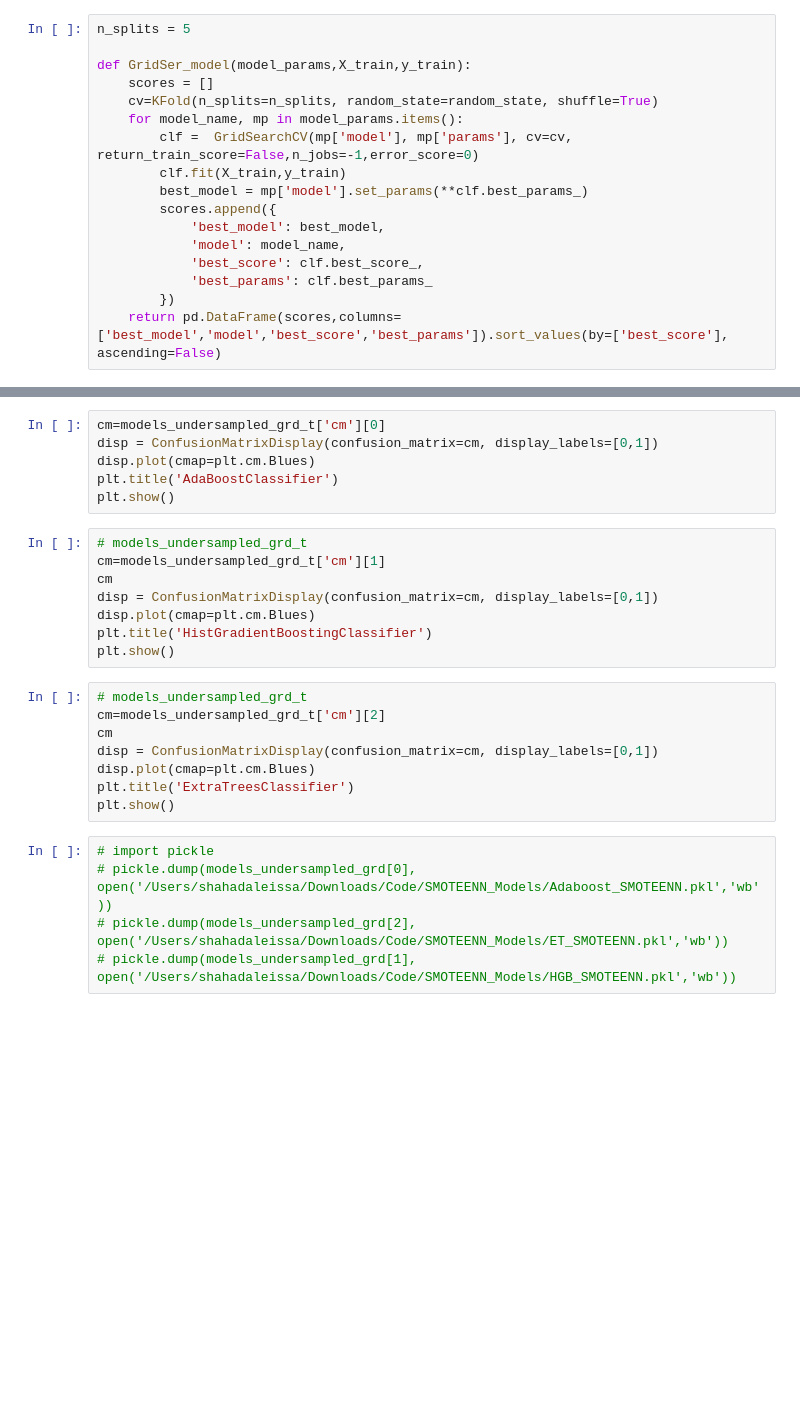
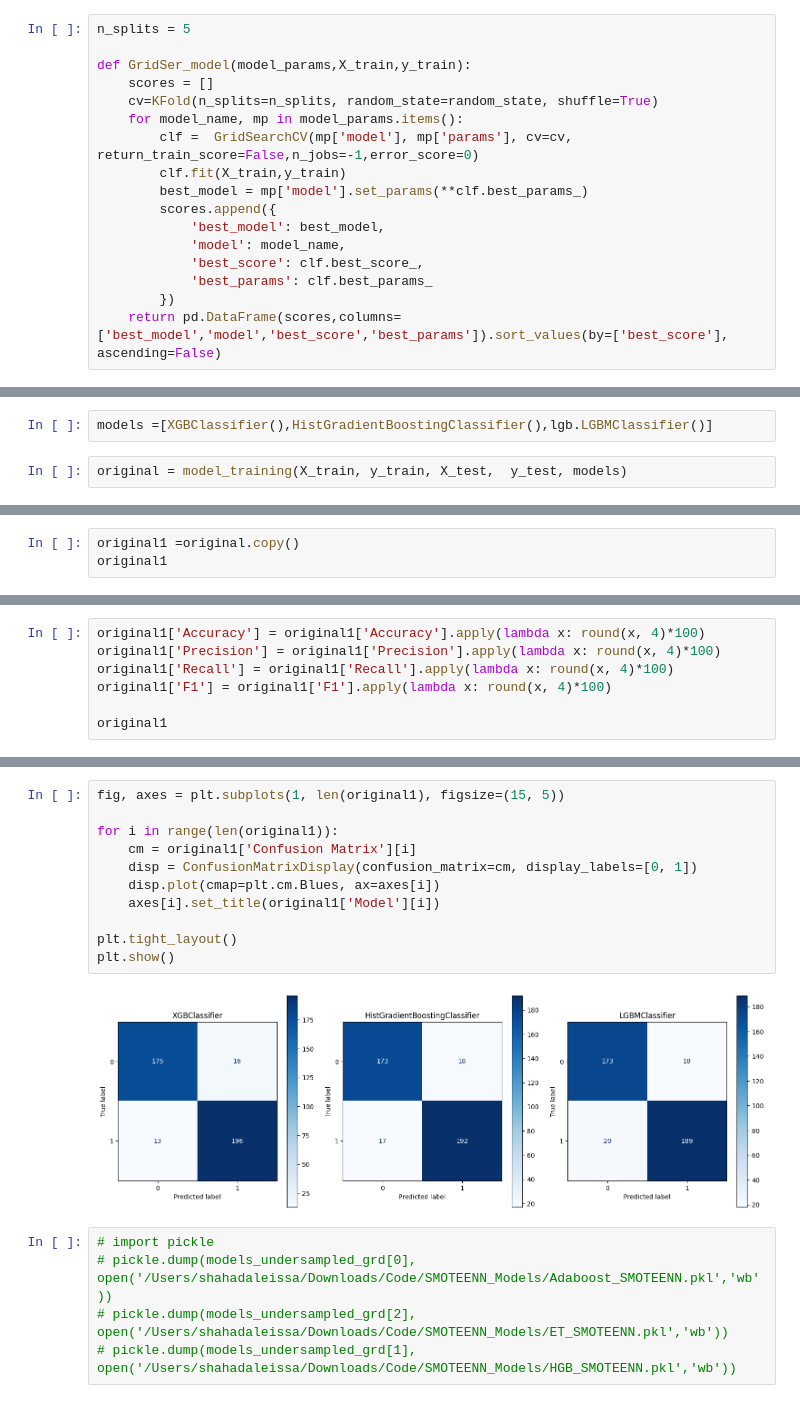
Before and after one commit to shaaleissa/hypertension_prediction, a Jupyter notebook: Notebooks/all_models.ipynb, the cells around one changed output, grey strips where cells are left out. Cells and saved outputs as stored; diff of their text form; blank space fills up the shorter version.

```diff
--- a/Notebooks/all_models.ipynb
+++ b/Notebooks/all_models.ipynb
@@ -189,0 +176,4 @@ model_params = {
+# %%
+models =[XGBClassifier(),HistGradientBoostingClassifier(),lgb.LGBMClassifier()]
+# %%
+original = model_training(X_train, y_train, X_test,  y_test, models)
@@ -189,0 +188,3 @@ model_params = {
+# %%
+original1 =original.copy()
+original1
@@ -189,0 +196,7 @@ model_params = {
+# %%
+original1['Accuracy'] = original1['Accuracy'].apply(lambda x: round(x, 4)*100)
+original1['Precision'] = original1['Precision'].apply(lambda x: round(x, 4)*100)
+original1['Recall'] = original1['Recall'].apply(lambda x: round(x, 4)*100)
+original1['F1'] = original1['F1'].apply(lambda x: round(x, 4)*100)
+
+original1
@@ -217,25 +253,16 @@ models_undersampled_grd_t
 # %%
-cm=models_undersampled_grd_t['cm'][0]
-disp = ConfusionMatrixDisplay(confusion_matrix=cm, display_labels=[0,1])
-disp.plot(cmap=plt.cm.Blues)
-plt.title('AdaBoostClassifier')
+fig, axes = plt.subplots(1, len(original1), figsize=(15, 5))
+
+for i in range(len(original1)):
+    cm = original1['Confusion Matrix'][i]
+    disp = ConfusionMatrixDisplay(confusion_matrix=cm, display_labels=[0, 1])
+    disp.plot(cmap=plt.cm.Blues, ax=axes[i])
+    axes[i].set_title(original1['Model'][i])
+
+plt.tight_layout()
 plt.show()
+# %% [output]
+[figure, added]
-# %%
-# models_undersampled_grd_t
-cm=models_undersampled_grd_t['cm'][1]
-cm
-disp = ConfusionMatrixDisplay(confusion_matrix=cm, display_labels=[0,1])
-disp.plot(cmap=plt.cm.Blues)
-plt.title('HistGradientBoostingClassifier')
-plt.show()
-# %%
-# models_undersampled_grd_t
-cm=models_undersampled_grd_t['cm'][2]
-cm
-disp = ConfusionMatrixDisplay(confusion_matrix=cm, display_labels=[0,1])
-disp.plot(cmap=plt.cm.Blues)
-plt.title('ExtraTreesClassifier')
-plt.show()
 # %%
 # import pickle
 # pickle.dump(models_undersampled_grd[0], open('/Users/shahadaleissa/Downloads/Code/SMOTEENN_Models/Adaboost_SMOTEENN.pkl','wb'))
```
Also changed, not shown: parts of 29 cells of this notebook, 1 other file.
